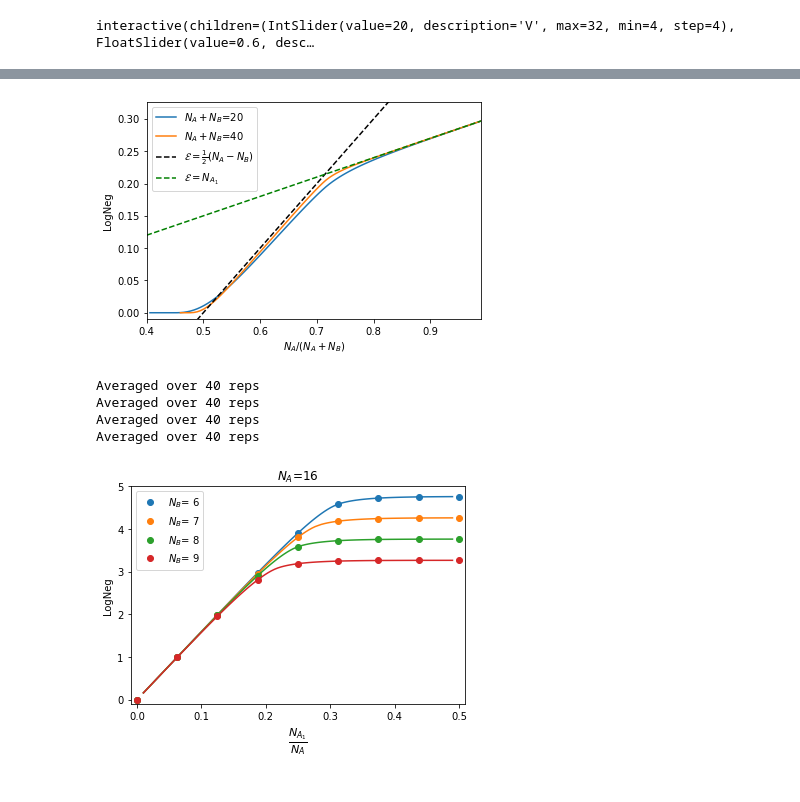
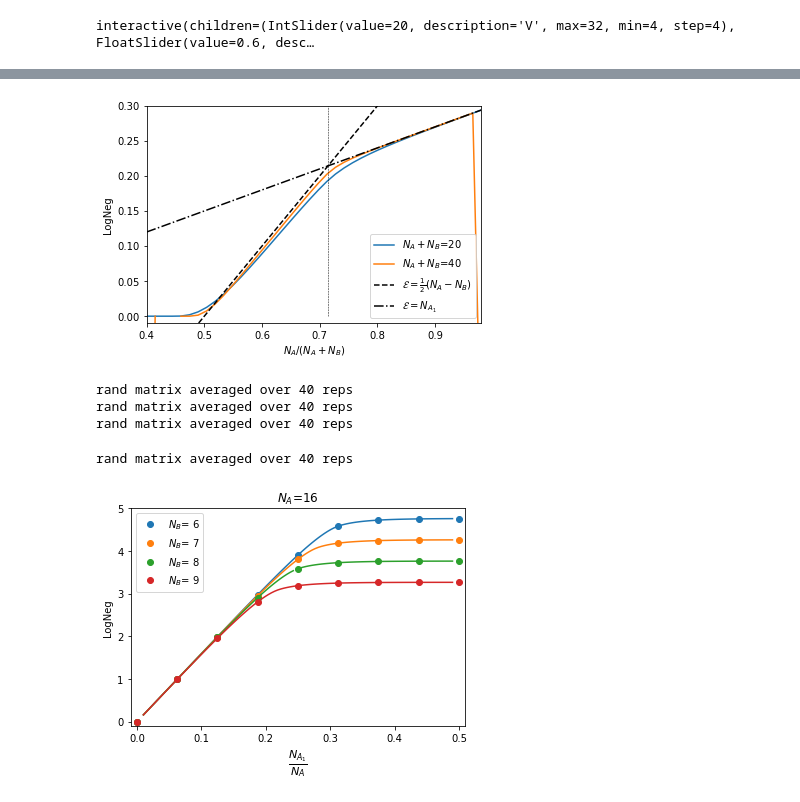
Before and after one commit to hassan-shap/RMT, a Jupyter notebook: EntTransition-new.ipynb, the cells around one changed output, grey strips where cells are left out. Cells and saved outputs as stored; diff of their text form; code cells hidden in the pictures.

```diff
--- a/EntTransition-new.ipynb
+++ b/EntTransition-new.ipynb
@@ -107,7 +107,7 @@ interactive(children=(IntSlider(value=20, description='V', max=32, min=4, step=4
 # shows finite size effects (previous cell contains the functions, next cell contains plots)
 r=2 # local Hilbert space dim
 Ra=0.6 # (N1+N2)/V
-Vlist=np.arange(10,61,10)
+Vlist=np.arange(10,51,10)
 R12_list=np.linspace(0.01,0.49,100)
 logneg=np.zeros((len(R12_list),len(Vlist)))
 for i_V in range(len(Vlist)):
@@ -157,25 +159,14 @@ plt.show()
 # %%
-from scipy.integrate import quad, nquad
+# ent phase transition
 
-def integrand(z, a, b):
-#     return Gz(z,a,b)/pi* np.abs(z)
-    return Gz(z,a,b)*(L2*L1)/pi *np.abs(z)
+r=2 # local Hilbert space dim
+R12=0.3 # N1/(N1+N2), must be smaller than 0.5
 
-def neg_calc(a,b):
-#     integral= np.log2(quad(integrand, -np.inf, np.inf, args=(a, b))[0])
-    options={'limit':500}
-    integral= nquad(integrand, [[-np.inf, np.inf]], args=(a, b),opts=[options,options])[0]
-    return integral
-
-r=2
-
-R12=0.3
 Vlist=np.arange(20,41,20)
-Ra_list=np.linspace(0.4,0.99,100)
+Ra_list=np.linspace(0.4,0.98,40)
 logneg=np.zeros((len(Ra_list),len(Vlist)))
 for i_V in range(len(Vlist)):
     V=Vlist[i_V]
-    print(V)
     t_timer=time.time()
 
     for i_a in range(len(Ra_list)):
@@ -186,8 +177,8 @@ for i_V in range(len(Vlist)):
 
         a = Lb/L2 +1j*0
         b = Lb/L2*L1 +1j*0
-        logneg[i_a,i_V]=np.log2(neg_calc(a,b)/(L1*Lb))
+        logneg[i_a,i_V]=np.log2(neg_calc(a,b)*(L2*L1)/pi/(L1*Lb))
 
     elapsed = time.time() - t_timer
-    print("Finished, elapsed time = %.2f " % (elapsed)+ "sec")
+    print("logneg was calculated for %d qubits" % (V) + ", elapsed time = %.2f " % (elapsed)+ "sec")
 # %% [output]
@@ -198,21 +190,21 @@ Finished, elapsed time = 23.29 sec
 # %%
 plt.figure()
 for i_V in range(len(Vlist)):
-# for i_V in [0]:
     V=Vlist[i_V]
     plt.plot(Ra_list,logneg[:,i_V]/V,'-',label='$N_A+N_B$=%.0f' % (V),color='C%d' % (i_V))
 
 plt.plot(Ra_list,Ra_list-0.5,'k--',label=r'${\cal E}=\frac{1}{2}(N_{A}-N_B)$')
-plt.plot(Ra_list,Ra_list*R12,'g--',label=r'${\cal E}=N_{A_1}$')
-plt.plot([1/(1-R12)/2]*2,[logneg[:,0].min()/Vlist[0],logneg[:,0].max()/Vlist[0]],'k--')
+plt.plot(Ra_list,Ra_list*R12,'k-.',label=r'${\cal E}=N_{A_1}$')
+ymax=0.3
+plt.plot([1/(1-R12)/2]*2,[0,ymax],'k--',linewidth=0.5)
+plt.ylim(-0.01,ymax)
 plt.xlabel('$N_{A}/(N_A+N_B)$')
 plt.ylabel('LogNeg')
-plt.ylim(-0.01,logneg[:,0].max()/Vlist[0]*1.1)
 plt.xlim(Ra_list.min(),Ra_list.max())
 plt.legend()
 plt.show()
 # %% [output]
-[figure, old version]
+[figure, new version]
 # %%
 r=2
 Na=16
@@ -232,7 +224,7 @@ for i_c in range(len(Nblist)):
     if path.exists(fname):
         npzfile = np.load(fname)
         neg_q=npzfile['logneg']
-        print('Averaged over %d reps' % (np.size(neg_q,1)))
+        print('rand matrix averaged over %d reps' % (np.size(neg_q,1)))
 
     logneg_q_avg[:,i_c]=np.log2(2*np.mean(neg_q,axis=1)+1)
 
@@ -244,12 +236,12 @@ for i_c in range(len(Nblist)):
 
         a = Lb/L2 +1j*0
         b = Lb/L2*L1 +1j*0
-        logneg[i_1,i_c]=np.log2(neg_calc(a,b)/(L1*Lb))
+        logneg[i_1,i_c]=np.log2(neg_calc(a,b)*(L2*L1)/pi/(L1*Lb))
 # %% [output]
-Averaged over 40 reps
-Averaged over 40 reps
-Averaged over 40 reps
-Averaged over 40 reps
+rand matrix averaged over 40 reps
+rand matrix averaged over 40 reps
+rand matrix averaged over 40 reps
+rand matrix averaged over 40 reps
 # %%
 plt.figure()
 
```
Also changed, not shown: parts of 4 cells of this notebook.
